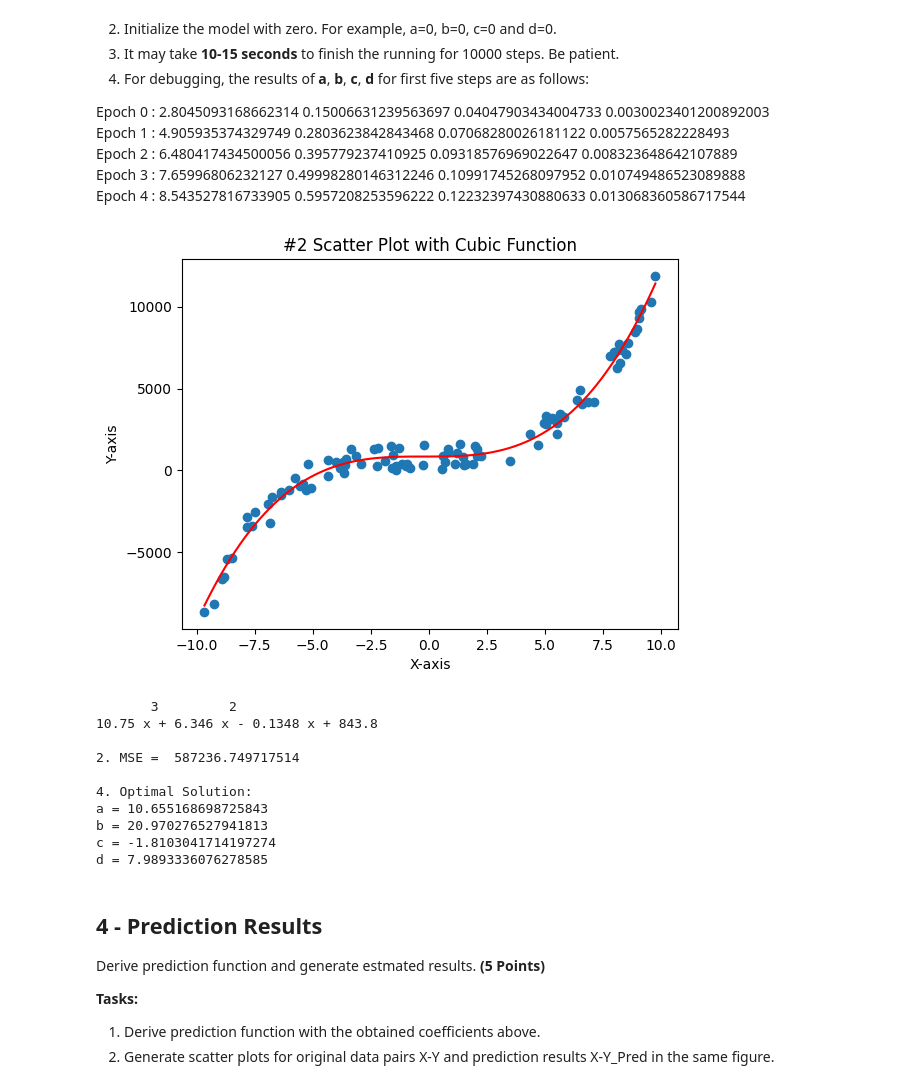
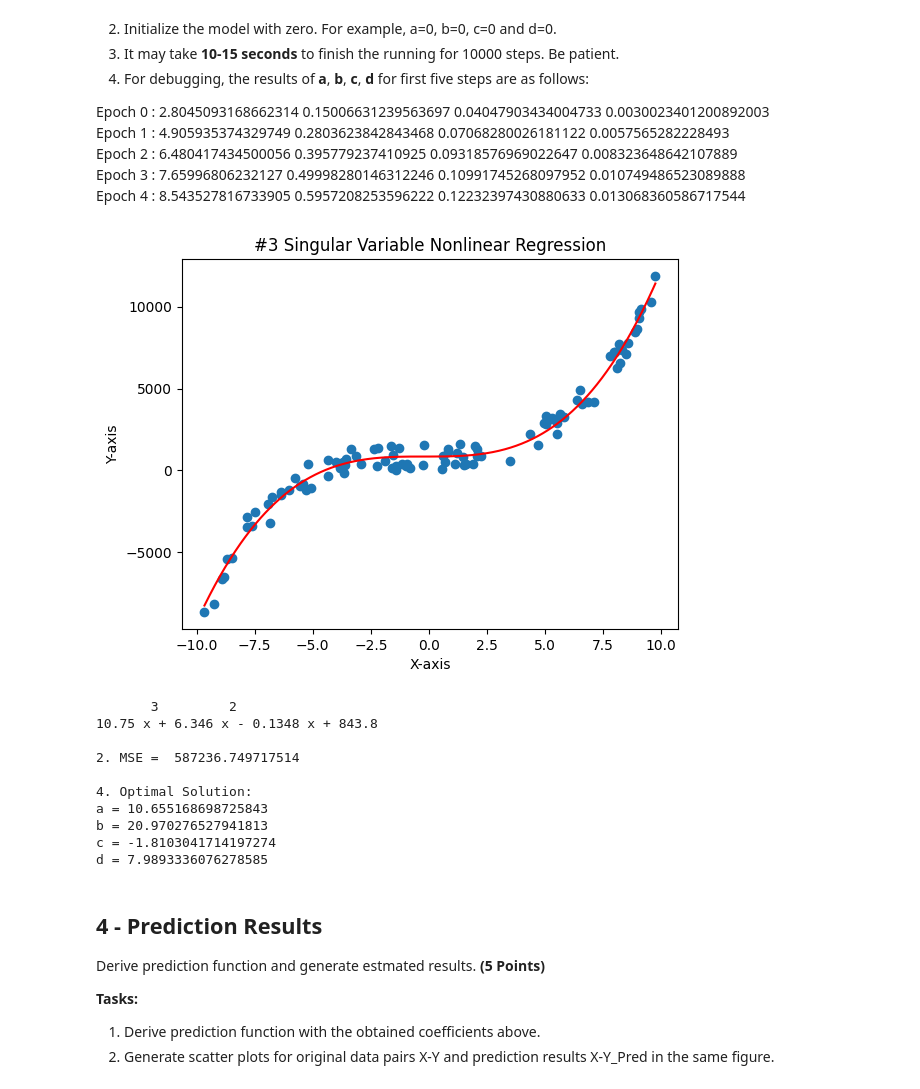
Before and after one commit to j21j/CAP4630, a Jupyter notebook: HW1/CAP4630_HW1_Jones.ipynb, the cells around one changed output. Saved outputs shown, nothing was run; the diff lists cells and outputs as text; code cells hidden in the pictures.

```diff
--- a/HW1/CAP4630_HW1_Jones.ipynb
+++ b/HW1/CAP4630_HW1_Jones.ipynb
@@ -79,7 +79,7 @@ import matplotlib.pyplot as plt
 url = 'https://raw.githubusercontent.com/j21j/CAP4630/main/HW1/data_nonlinear.csv'
 df1 = pd.read_csv(url)
 
-# 1. Establish a relationship between Y and X with a cubic function.
+# 3.1. Establish a relationship between Y and X with a cubic function.
 model = np.poly1d(np.polyfit(df1['X'], df1['Y'], 3))
 polylineRange = np.linspace(df1['X'].min(), df1['X'].max(), 10000)
 
@@ -87,14 +87,14 @@ plt.scatter(df1['X'], df1['Y'])
 plt.plot(polylineRange, model(polylineRange), c='r')
 plt.xlabel('X-axis')
 plt.ylabel('Y-axis')
-plt.title('#2 Scatter Plot with Cubic Function')
+plt.title('#3 Singular Variable Nonlinear Regression')
 plt.show()
 print(model)
 
-# 2. Compute MSE loss with observation-prediction pairs. (paired with #4)
+# 3.2. Compute MSE loss with observation-prediction pairs. (paired with #4)
 
 
-# 3. Implement Gradient Descent (GD) to achieve optimal solution with the learning rate of 0.000001 (1e-6) and 10000 (1e4) epochs.
+# 3.3 Implement Gradient Descent (GD) to achieve optimal solution with the learning rate of 0.000001 (1e-6) and 10000 (1e4) epochs.
 # Building the model (use y = ax^3 + bx^2 + cx + d since it's cubic)
 a = 0
 b = 0
@@ -103,34 +103,35 @@ d = 0
 
 L = 0.000001  # The learning Rate
 epochs = 10000  # The number of iterations to perform gradient descent
 
 X = df1.iloc[:, 0]
 Y = df1.iloc[:, 1]
 
 n = float(len(X)) # Number of elements in X
 
 # Performing Gradient Descent
 for i in range(epochs):
 
     mse = np.mean((Y-Y_pred)**2)
     Y_pred = a*X**3 + b*X**2 + c*X + d  # The current predicted value of Y
     D_a = (-2/n) * sum(X**3 * (Y - Y_pred))  # Derivative wrt a
     D_b = (-2/n) * sum(X**2 * (Y - Y_pred))  # Derivative wrt a
     D_c = (-2/n) * sum(X * (Y - Y_pred))  # Derivative wrt a
     D_d = (-2/n) * sum(Y - Y_pred)  # Derivative wrt d
     a = a - L * D_a  # Update a
     b = b - L * D_b  # Update b
     c = c - L * D_c  # Update c
     d = d - L * D_d  # Update d
 
+# 3.4 Print out the optimal solution
 print(f"\n2. MSE = ", mse)
 print(f"\n4. Optimal Solution: ")
 print(f"a = {a}")
 print(f"b = {b}")
 print(f"c = {c}")
 print(f"d = {d}")
 # %% [output]
-[figure, old version]
+[figure, new version]
        3         2
 10.75 x + 6.346 x - 0.1348 x + 843.8
 
```
Also changed, not shown: parts of 3 cells of this notebook.
